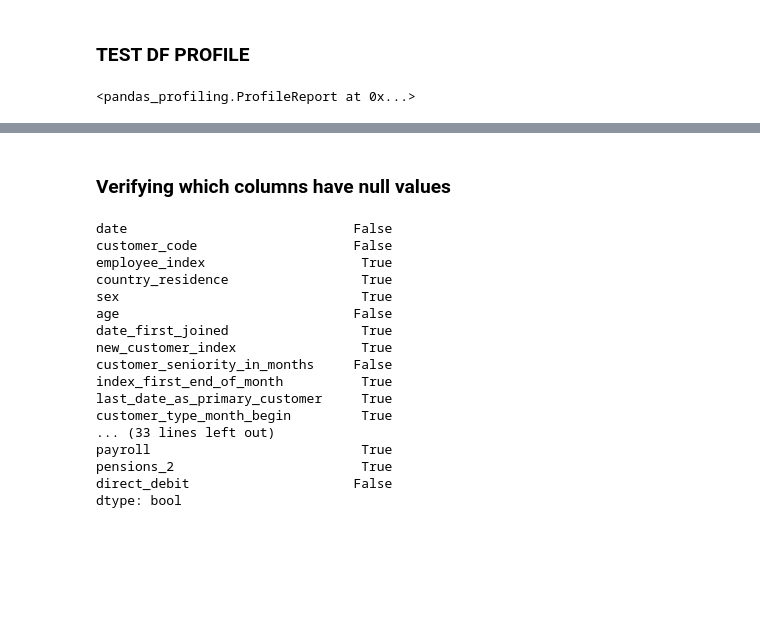
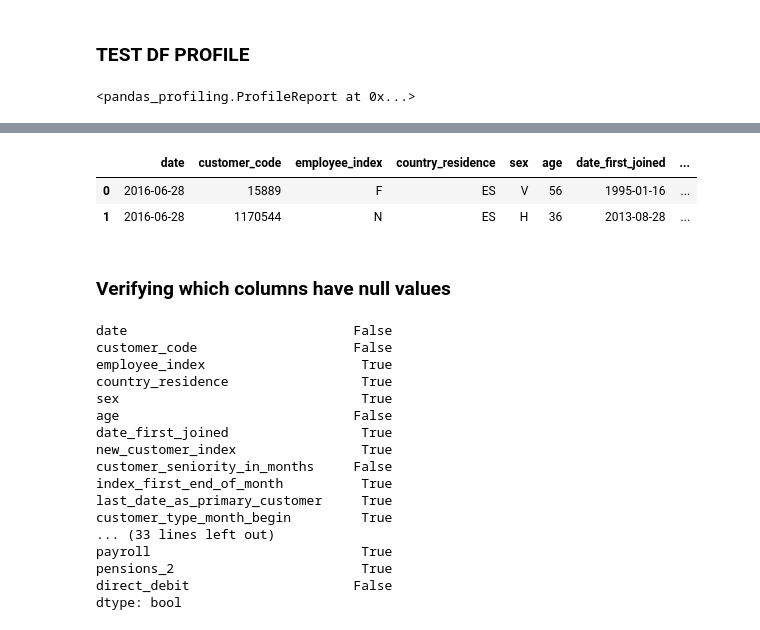
Before and after one commit to amarsinghen/santander-product-recommendation, a Jupyter notebook: Santander_Product_Recommendation.ipynb, the cells around one changed output, grey strips where cells are left out. Cells and saved outputs as stored; diff of their text form; code cells hidden in the pictures; blank space fills up the shorter version.

```diff
--- a/Santander_Product_Recommendation.ipynb
+++ b/Santander_Product_Recommendation.ipynb
@@ -183,3 +195,9 @@ ProfileReport(spr_test_df)
+# %%
+spr_test_processed_df[:2]
+# %% [output]
+|  | date | customer_code | employee_index | country_residence | sex | age | date_first_joined | ... |
+| 0 | 2016-06-28 | 15889 | F | ES | V | 56 | 1995-01-16 | ... |
+| 1 | 2016-06-28 | 1170544 | N | ES | H | 36 | 2013-08-28 | ... |
 # %% [markdown]
 ### Verifying which columns have null values
 # %%
```
Also changed, not shown: parts of 110 cells of this notebook.
